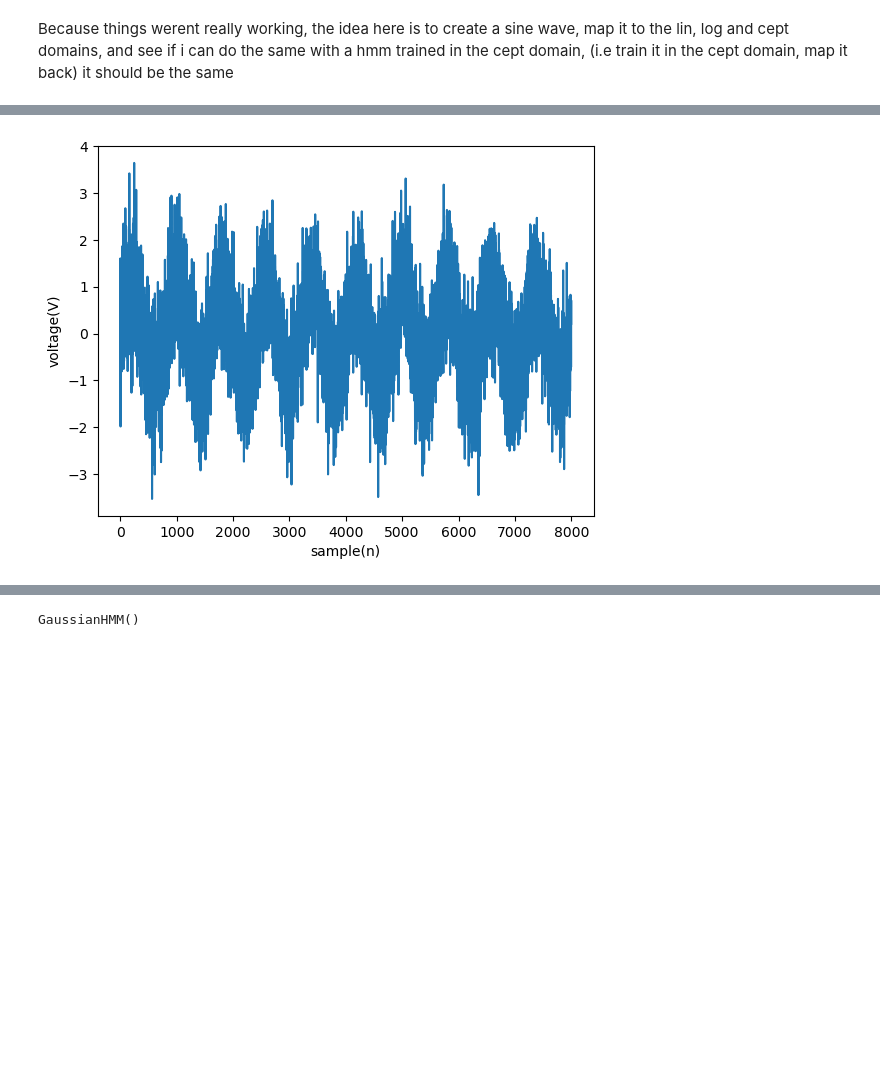
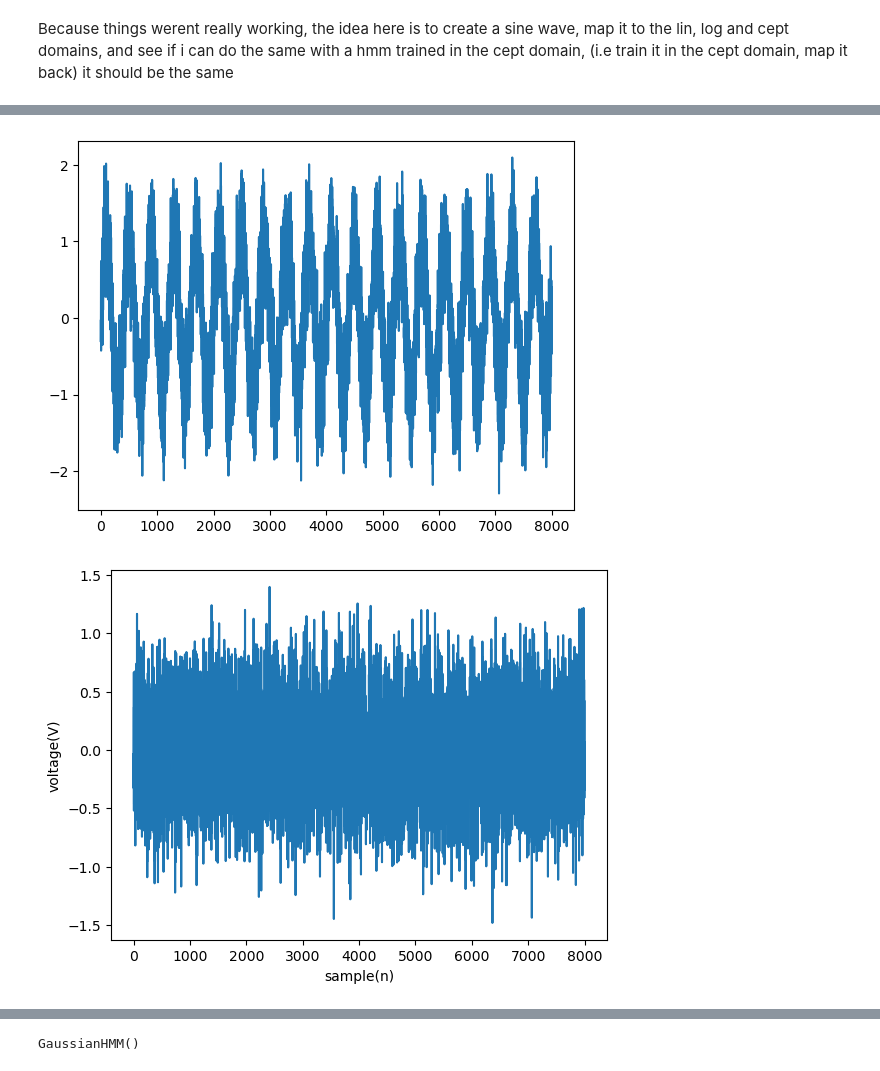
Before and after one commit to Davidjames9610/ubm, a Jupyter notebook: classifiers/fhmm/pmc_development/a_sine_wave_lin_log_cept.ipynb, the cells around one changed output, grey strips where cells are left out. Drawn from its saved outputs; the diff is of its cells as text; code cells hidden in the pictures; blank space fills up the shorter version.

```diff
--- a/classifiers/fhmm/pmc_development/a_sine_wave_lin_log_cept.ipynb
+++ b/classifiers/fhmm/pmc_development/a_sine_wave_lin_log_cept.ipynb
@@ -26,19 +28,22 @@ from scipy.fftpack import dct, idct
 # %%
 fs = 8000
 f1 = 20 # hz
 f2 = 2000
 sample = 8000
 x = np.arange(sample)
-noise = np.random.normal(0, np.sqrt(0.5), sample)
-s1 = np.sin(np.pi * f1 * x / fs) + noise
+noise = np.random.normal(0, np.sqrt(0.153162), sample)
+s1 = np.sin(2 * np.pi * f1 * x / fs) + noise
 # s2 = np.sin(np.pi * f2 * x / Fs)
 # s1_og = s1
 # s2_og = s2
 # plt.plot(x, s2)
 plt.plot(x, s1)
+plt.show()
+plt.plot(x, noise)
 # plt.plot(x, noise)
 plt.xlabel('sample(n)')
 plt.ylabel('voltage(V)')
 plt.show()
 # %% [output]
-[figure, old version]
+[figure, new version]
+[figure, added]
```
Also changed, not shown: parts of 5 cells of this notebook, 5 other files.
